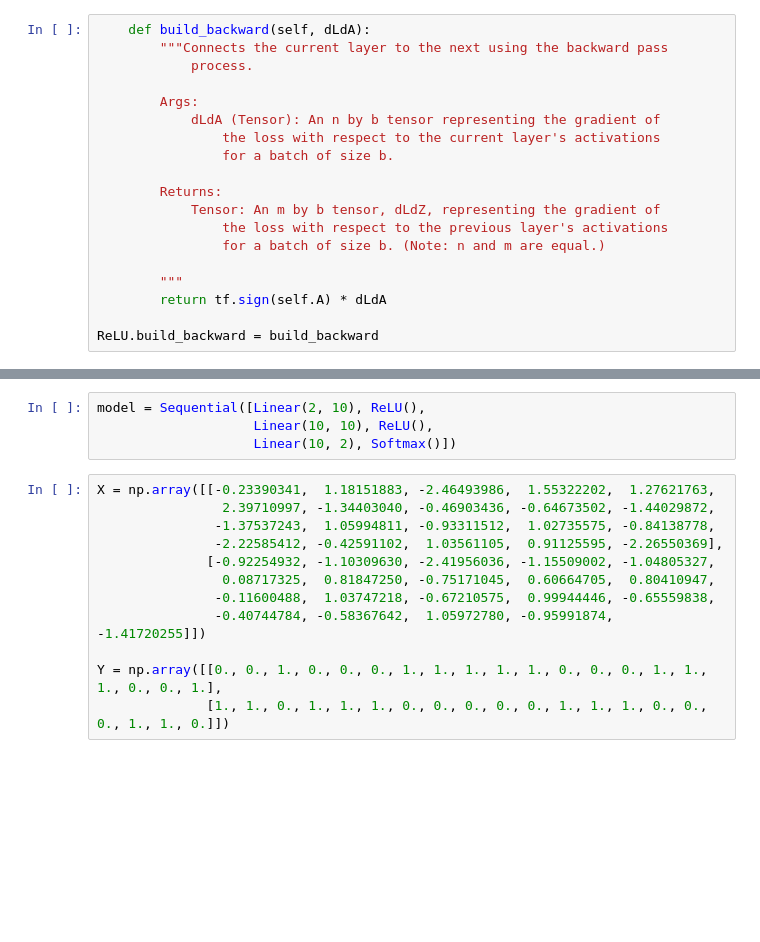
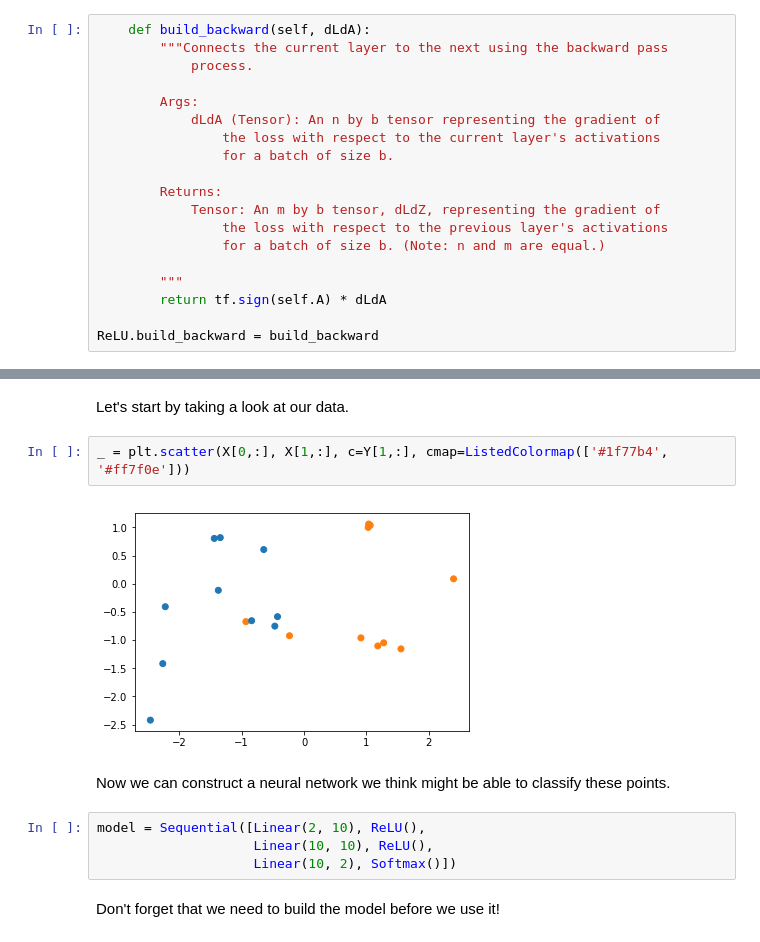
Before and after one commit to RobertDurfee/Notes, a Jupyter notebook: 18-19S/6.036/TensorFlow/TensorFlowFeedForwardNeuralNetwork.ipynb, the cells around one changed output, grey strips where cells are left out. Cells and saved outputs as stored; diff of their text form; blank space fills up the shorter version.

Commit message:
Finished tensorflow network with explicit gradients.

```diff
--- a/18-19S/6.036/TensorFlow/TensorFlowFeedForwardNeuralNetwork.ipynb
+++ b/18-19S/6.036/TensorFlow/TensorFlowFeedForwardNeuralNetwork.ipynb
@@ -378,18 +641,16 @@ class Sequential:
+# %% [markdown]
+Let's start by taking a look at our data.
+# %%
+_ = plt.scatter(X[0,:], X[1,:], c=Y[1,:], cmap=ListedColormap(['#1f77b4', '#ff7f0e']))
+# %% [output]
+[figure, added]
+# %% [markdown]
+Now we can construct a neural network we think might be able to classify these points.
 # %%
 model = Sequential([Linear(2, 10), ReLU(),
                     Linear(10, 10), ReLU(),
                     Linear(10, 2), Softmax()])
-# %%
-X = np.array([[-0.23390341,  1.18151883, -2.46493986,  1.55322202,  1.27621763,
-                2.39710997, -1.34403040, -0.46903436, -0.64673502, -1.44029872,
-               -1.37537243,  1.05994811, -0.93311512,  1.02735575, -0.84138778,
-               -2.22585412, -0.42591102,  1.03561105,  0.91125595, -2.26550369],
-              [-0.92254932, -1.10309630, -2.41956036, -1.15509002, -1.04805327,
-                0.08717325,  0.81847250, -0.75171045,  0.60664705,  0.80410947,
-               -0.11600488,  1.03747218, -0.67210575,  0.99944446, -0.65559838,
-               -0.40744784, -0.58367642,  1.05972780, -0.95991874, -1.41720255]])
-
-Y = np.array([[0., 0., 1., 0., 0., 0., 1., 1., 1., 1., 1., 0., 0., 0., 1., 1., 1., 0., 0., 1.],
-              [1., 1., 0., 1., 1., 1., 0., 0., 0., 0., 0., 1., 1., 1., 0., 0., 0., 1., 1., 0.]])
+# %% [markdown]
+Don't forget that we need to build the model before we use it!
 # %%
 model.build(0.005, NLLM(), [NLLM(), Accuracy()])
```
Also changed, not shown: parts of 50 cells of this notebook, 5 other files.
